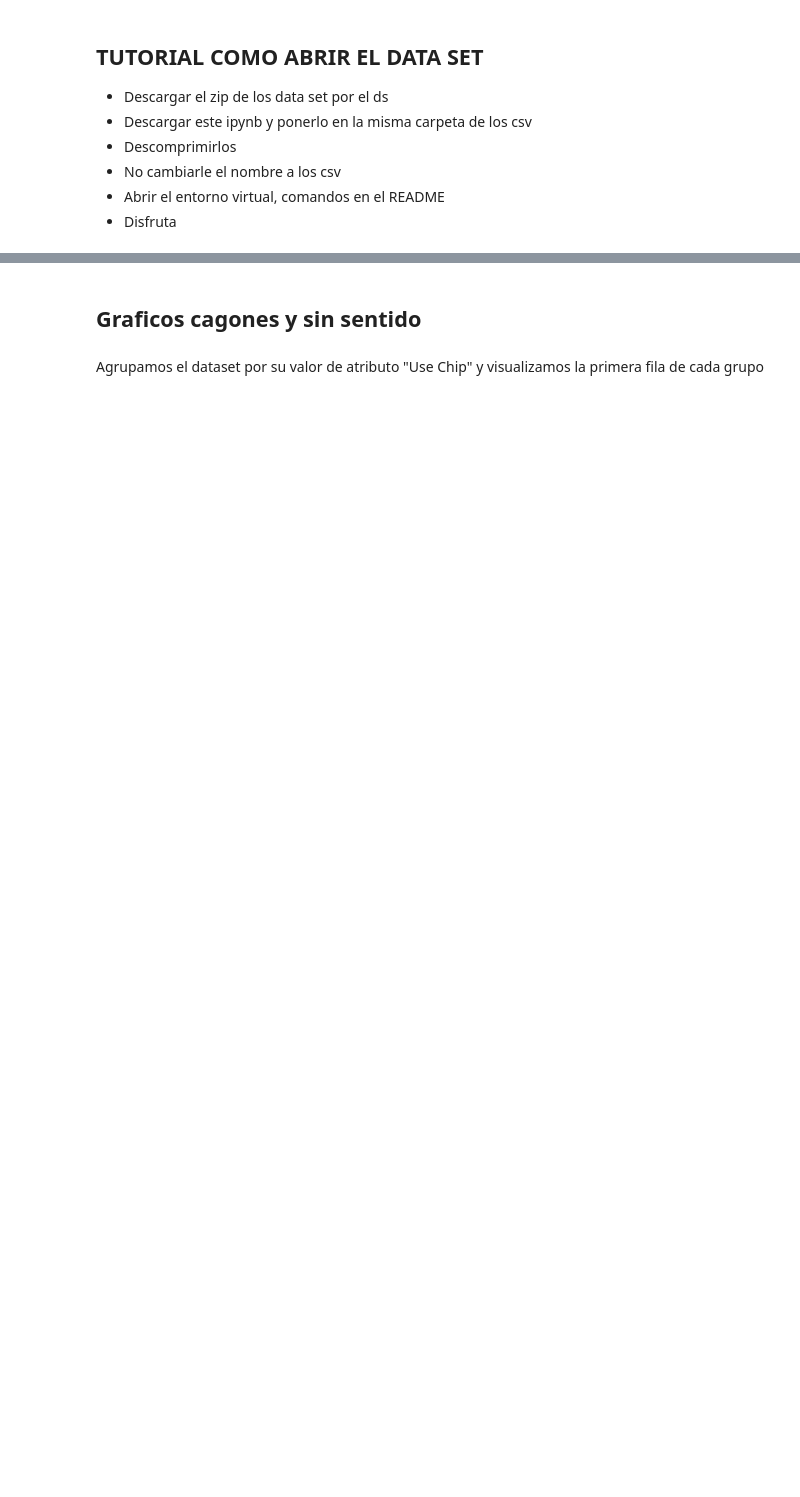
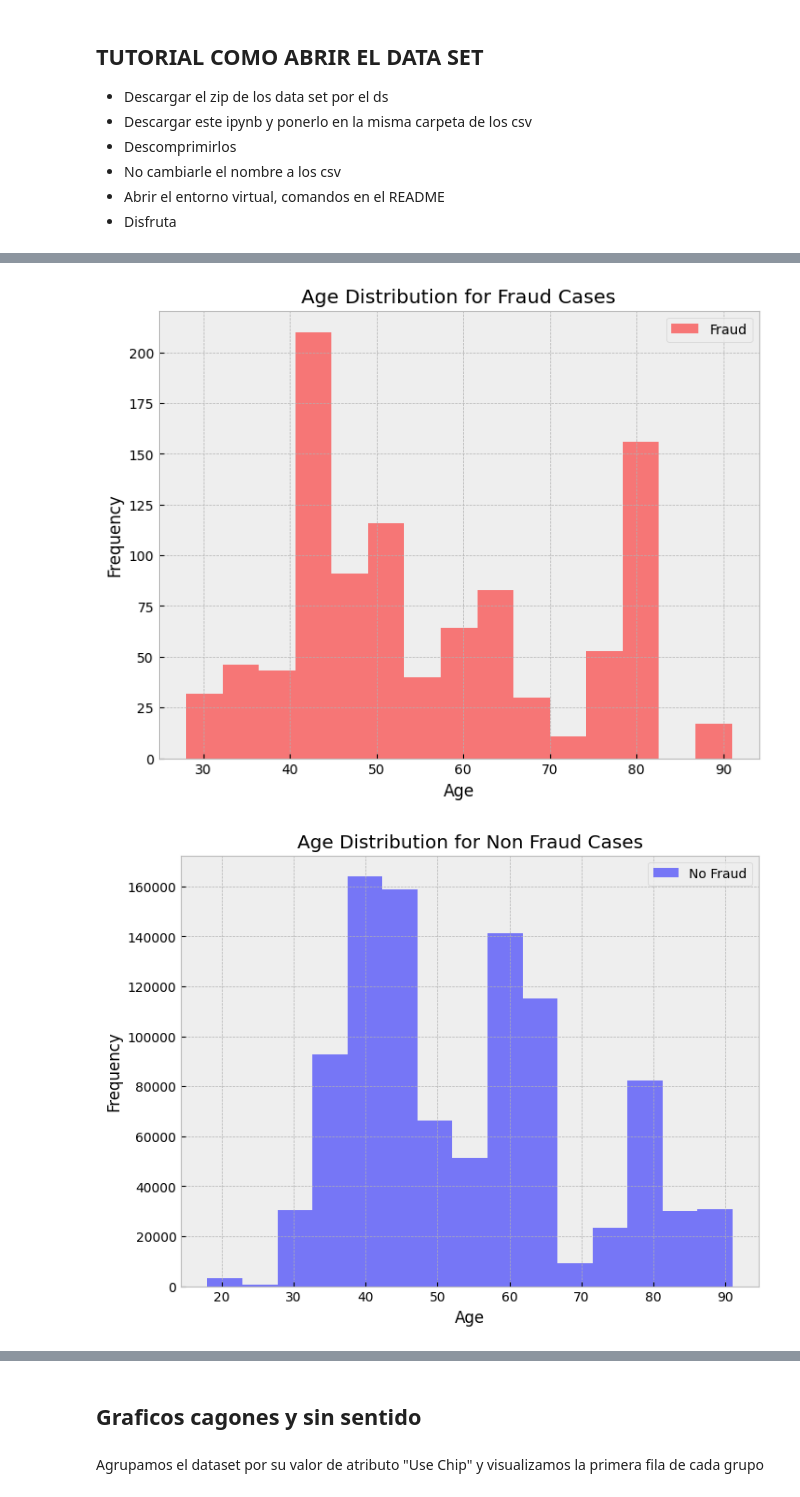
Before and after one commit to AlePatata/Proyecto-Mineros, a Jupyter notebook: HITO_1.ipynb, the cells around one changed output, grey strips where cells are left out. Drawn from its saved outputs; the diff is of its cells as text; code cells hidden in the pictures; blank space fills up the shorter version.

```diff
--- a/HITO_1.ipynb
+++ b/HITO_1.ipynb
@@ -42,0 +111,31 @@ Note: you may need to restart the kernel to use updated packages.
+# %%
+plt.figure(figsize=(8, 6))
+
+# Fraud cases
+df[df['Is Fraud?'] == 'Yes']['Current Age'].hist(bins=15, alpha=0.5, label='Fraud', color='red')
+
+# Non-fraud cases
+#df[df['Is Fraud?'] == 'No']['Current Age'].hist(bins=15, alpha=0.5, label='No Fraud', color='blue')
+
+# Add labels and title
+plt.title('Age Distribution for Fraud Cases')
+plt.xlabel('Age')
+plt.ylabel('Frequency')
+plt.legend()
+
+plt.show()
+
+plt.figure(figsize=(8, 6))
+
+df[df['Is Fraud?'] == 'No']['Current Age'].hist(bins=15, alpha=0.5, label='No Fraud', color='blue')
+
+# Add labels and title
+plt.title('Age Distribution for Non Fraud Cases')
+plt.xlabel('Age')
+plt.ylabel('Frequency')
+plt.legend()
+
+plt.show()
+# %% [output]
+[figure, added]
+[figure, added]
```
Also changed, not shown: parts of 7 cells of this notebook.
